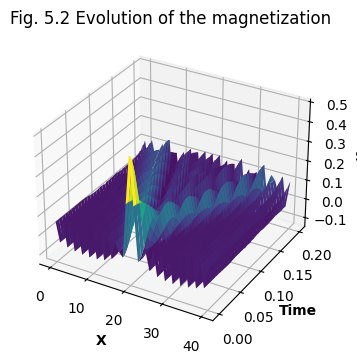
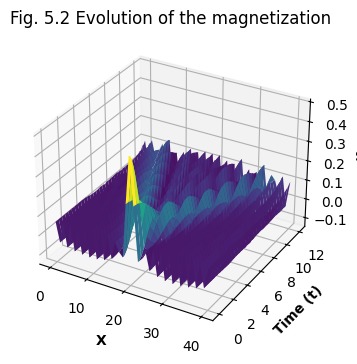
The change to this notebook cell's code, shown as a diff; its figure went from the first image to the second:
--- before
+++ after
@@ -4,5 +4,5 @@
 # quit()
 X = np.outer(np.linspace(0, N - 1, N), np.ones(time_slice + 1))
-T = np.outer(np.ones(N), np.linspace(0, tau, time_slice + 1))
+T = np.outer(np.ones(N), np.linspace(0, tau*time_slice, time_slice + 1))
 SzMatrix = np.transpose(np.array(Evolution_Sz).real)
 fig = plt.figure()
@@ -10,5 +10,5 @@
 ax.plot_surface(X, T, SzMatrix, cmap='viridis', edgecolor='none')
 ax.set_xlabel("X")
-ax.set_ylabel("Time")
+ax.set_ylabel("Time (t)")
 ax.set_zlabel("Sz")
 ax.set_title('Fig. 5.2 Evolution of the magnetization')

Commit: 使用 Colab 创建而成